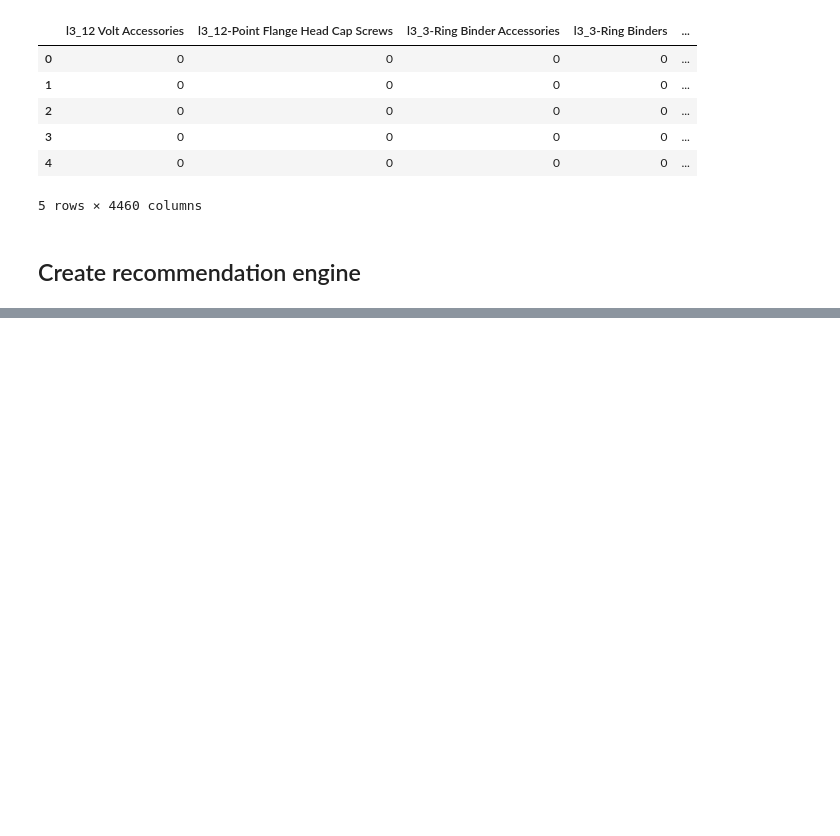
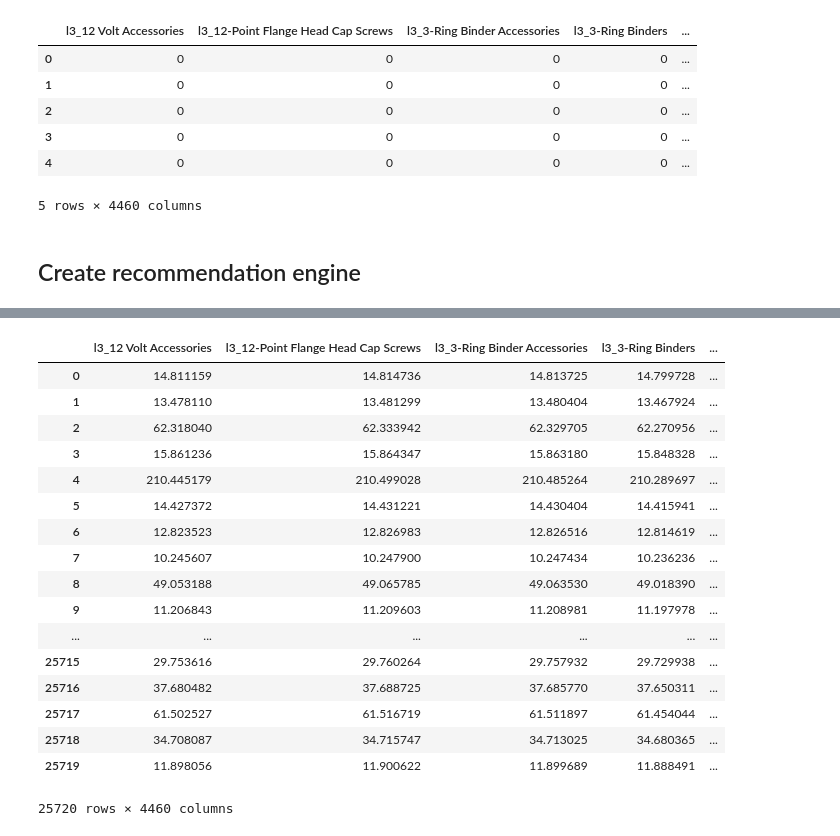
Before and after one commit to deejayrusso/E-Commerce-Recommendations, a Jupyter notebook: E-Commerce Recommendation Notebook.ipynb, the cells around one changed output, grey strips where cells are left out. Saved outputs shown, nothing was run; the diff lists cells and outputs as text; code cells hidden in the pictures; blank space fills up the shorter version.

Commit message:
User scores added

```diff
--- a/E-Commerce Recommendation Notebook.ipynb
+++ b/E-Commerce Recommendation Notebook.ipynb
@@ -341,3 +374,27 @@ jac_similarity_matrix.head()
+# %%
+# Score "users" using dot porduct of
+user_score = allTransaction[allTransaction.columns].dot(jac_similarity_matrix)
+# %%
+user_score
+# %% [output]
+|  | l3_12 Volt Accessories | l3_12-Point Flange Head Cap Screws | l3_3-Ring Binder Accessories | l3_3-Ring Binders | ... |
+| 0 | 14.811159 | 14.814736 | 14.813725 | 14.799728 | ... |
+| 1 | 13.478110 | 13.481299 | 13.480404 | 13.467924 | ... |
+| 2 | 62.318040 | 62.333942 | 62.329705 | 62.270956 | ... |
+| 3 | 15.861236 | 15.864347 | 15.863180 | 15.848328 | ... |
+| 4 | 210.445179 | 210.499028 | 210.485264 | 210.289697 | ... |
+| 5 | 14.427372 | 14.431221 | 14.430404 | 14.415941 | ... |
+| 6 | 12.823523 | 12.826983 | 12.826516 | 12.814619 | ... |
+| 7 | 10.245607 | 10.247900 | 10.247434 | 10.236236 | ... |
+| 8 | 49.053188 | 49.065785 | 49.063530 | 49.018390 | ... |
+| 9 | 11.206843 | 11.209603 | 11.208981 | 11.197978 | ... |
+| ... | ... | ... | ... | ... | ... |
+| 25715 | 29.753616 | 29.760264 | 29.757932 | 29.729938 | ... |
+| 25716 | 37.680482 | 37.688725 | 37.685770 | 37.650311 | ... |
+| 25717 | 61.502527 | 61.516719 | 61.511897 | 61.454044 | ... |
+| 25718 | 34.708087 | 34.715747 | 34.713025 | 34.680365 | ... |
+| 25719 | 11.898056 | 11.900622 | 11.899689 | 11.888491 | ... |
+25720 rows × 4460 columns
 # %%
 # Generate recs
 # %%
```
Also changed, not shown: parts of 4 cells of this notebook.
